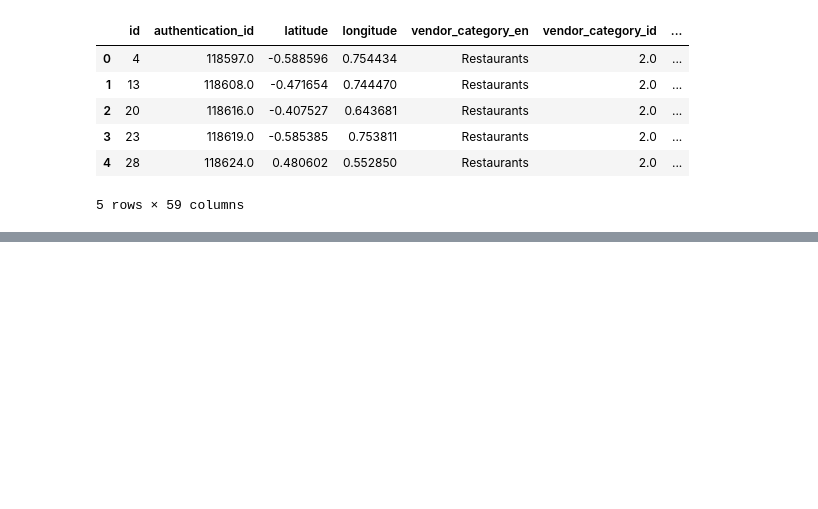
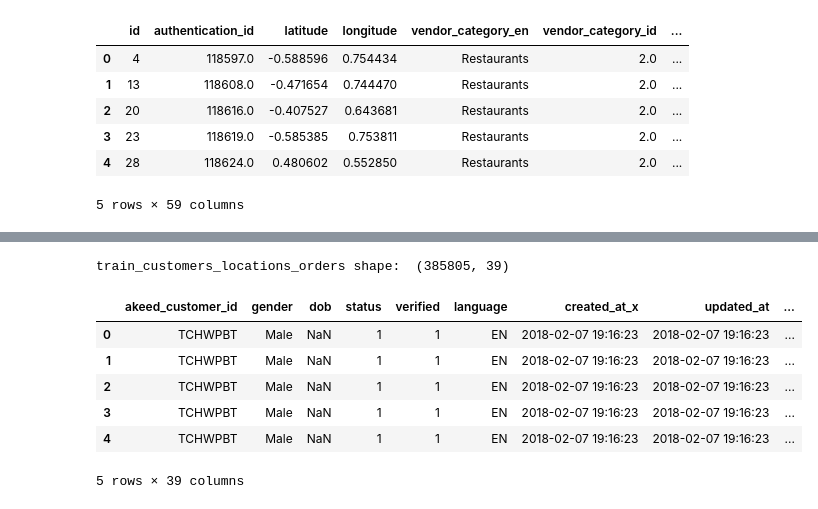
Before and after one commit to pili27/rema, a Jupyter notebook: FinalProject_Notebook.ipynb, the cells around one changed output, grey strips where cells are left out. Drawn from its saved outputs; the diff is of its cells as text; code cells hidden in the pictures; blank space fills up the shorter version.

```diff
--- a/FinalProject_Notebook.ipynb
+++ b/FinalProject_Notebook.ipynb
@@ -77,3 +83,17 @@ train_customers_locations shape:  (58213, 13)
 | 2 | TCHWPBT | Male | NaN | 1 | 1 | EN | 2018-02-07 19:16:23 | 2018-02-07 19:16:23 | TCHWPBT | ... |
 | 3 | ZGFSYCZ | Male | NaN | 1 | 1 | EN | 2018-02-09 12:04:42 | 2018-02-09 12:04:41 | ZGFSYCZ | ... |
 | 4 | ZGFSYCZ | Male | NaN | 1 | 1 | EN | 2018-02-09 12:04:42 | 2018-02-09 12:04:41 | ZGFSYCZ | ... |
+# %%
+# merge train_customers_locations(akeed_customer_id) and orders(customer_id)
+train_customers_locations_orders = pd.merge(train_customers_locations, orders, left_on='akeed_customer_id', right_on='customer_id', how='inner')
+print('train_customers_locations_orders shape: ', train_customers_locations_orders.shape)
+train_customers_locations_orders.head()
+# %% [output]
+train_customers_locations_orders shape:  (385805, 39)
+|  | akeed_customer_id | gender | dob | status | verified | language | created_at_x | updated_at | ... |
+| 0 | TCHWPBT | Male | NaN | 1 | 1 | EN | 2018-02-07 19:16:23 | 2018-02-07 19:16:23 | ... |
+| 1 | TCHWPBT | Male | NaN | 1 | 1 | EN | 2018-02-07 19:16:23 | 2018-02-07 19:16:23 | ... |
+| 2 | TCHWPBT | Male | NaN | 1 | 1 | EN | 2018-02-07 19:16:23 | 2018-02-07 19:16:23 | ... |
+| 3 | TCHWPBT | Male | NaN | 1 | 1 | EN | 2018-02-07 19:16:23 | 2018-02-07 19:16:23 | ... |
+| 4 | TCHWPBT | Male | NaN | 1 | 1 | EN | 2018-02-07 19:16:23 | 2018-02-07 19:16:23 | ... |
+5 rows × 39 columns
```
Also changed, not shown: parts of 4 cells of this notebook.
